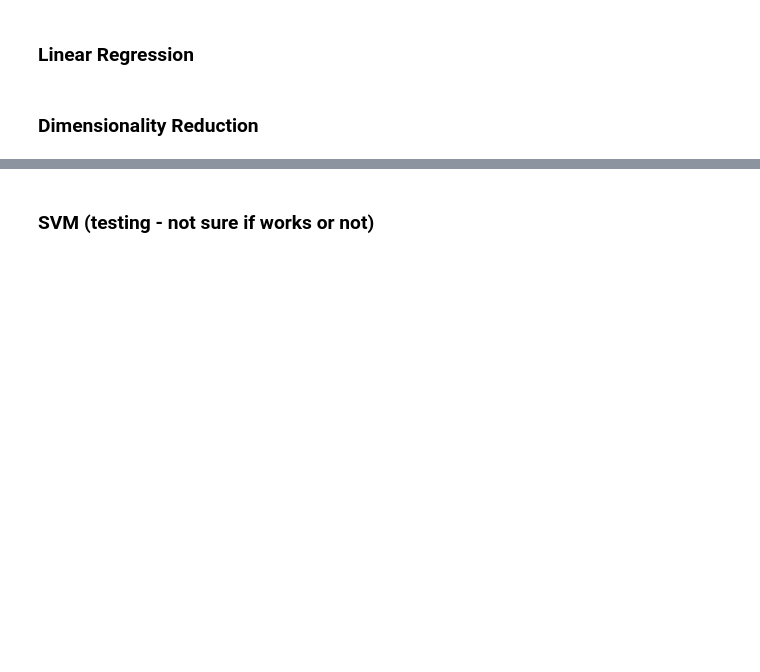
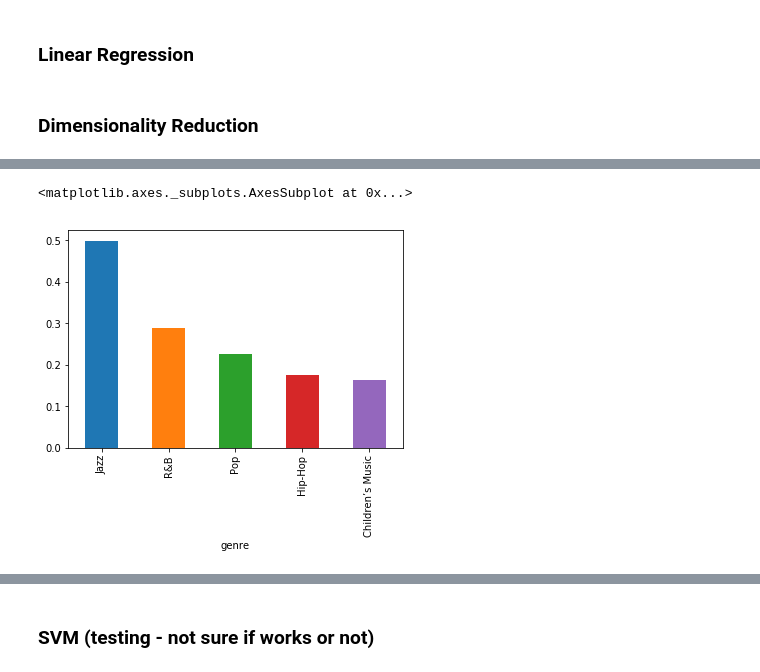
Before and after one commit to jamesjaeyu/SpotifyGenreAnalysis, a Jupyter notebook: FinalProject_group88.ipynb, the cells around one changed output, grey strips where cells are left out. Drawn from its saved outputs; the diff is of its cells as text; code cells hidden in the pictures; blank space fills up the shorter version.

```diff
--- a/FinalProject_group88.ipynb
+++ b/FinalProject_group88.ipynb
@@ -697,3 +697,7 @@ After exploring our data we have narrowed down the audio attributes to four attr
 ### Linear Regression
 # %% [markdown]
 ### Dimensionality Reduction
+# %%
+#This will reduce the number of random variables to consider and make the differences and similarities easier to see.
+dim_reduc = average_popularity.drop(['popularity', 'duration_ms', 'liveness', 'loudness', 'speechiness', 'valence'], axis=1)
+dim_reduc
@@ -699,0 +723,6 @@ After exploring our data we have narrowed down the audio attributes to four attr
+# %%
+#Example on how the different genres differ.
+
+#Reduces the number of genres to make it easier to compare the differences.
+dim_reduc_compare = dim_reduc.drop(['Rap','Rock','Dance','Indie','Anime','Alternative','Folk','Soul','Country','Electronic','Reggaeton','Reggae','World','Soundtrack','Classical','Ska','Comedy','Opera','Movie','A Capella','Blues'])
+dim_reduc_compare
@@ -699,0 +737,9 @@ After exploring our data we have narrowed down the audio attributes to four attr
+# %%
+#Shows how genres differe in acousticness
+dim_reduc_graph1 = dim_reduc_compare.groupby(['genre']).mean().sort_values(by='acousticness', ascending=False)
+dim_reduc_graph1['genre'] = dim_reduc_graph1.index
+dim_reduc1_means=dim_reduc_graph1['acousticness']
+dim_reduc1_means.plot.bar()
+# %% [output]
+<matplotlib.axes._subplots.AxesSubplot at 0x...>
+[figure, added]
```
Also changed, not shown: parts of 7 cells of this notebook.
